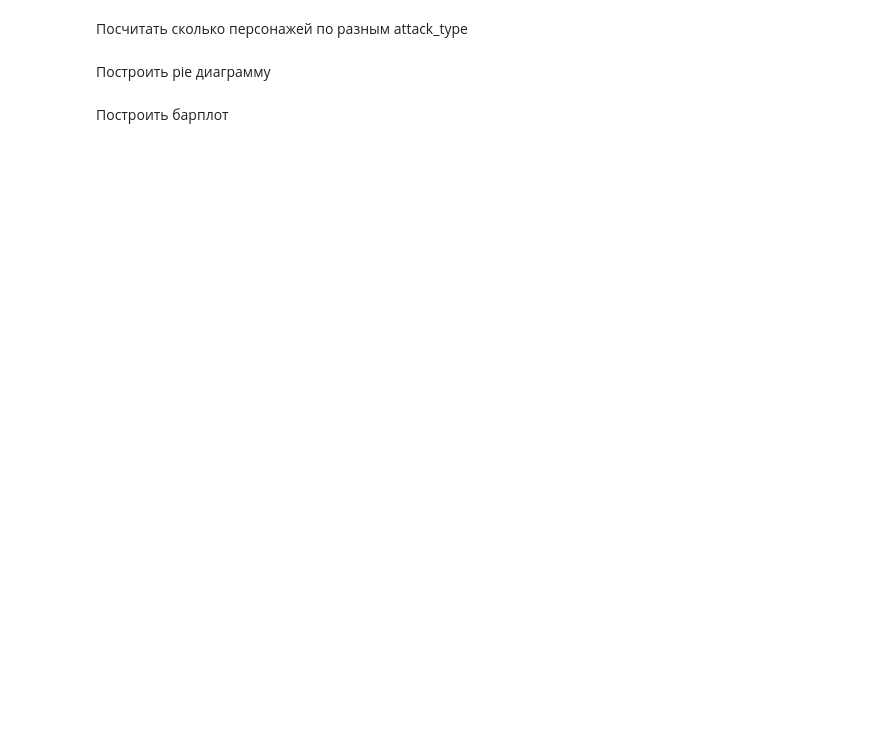
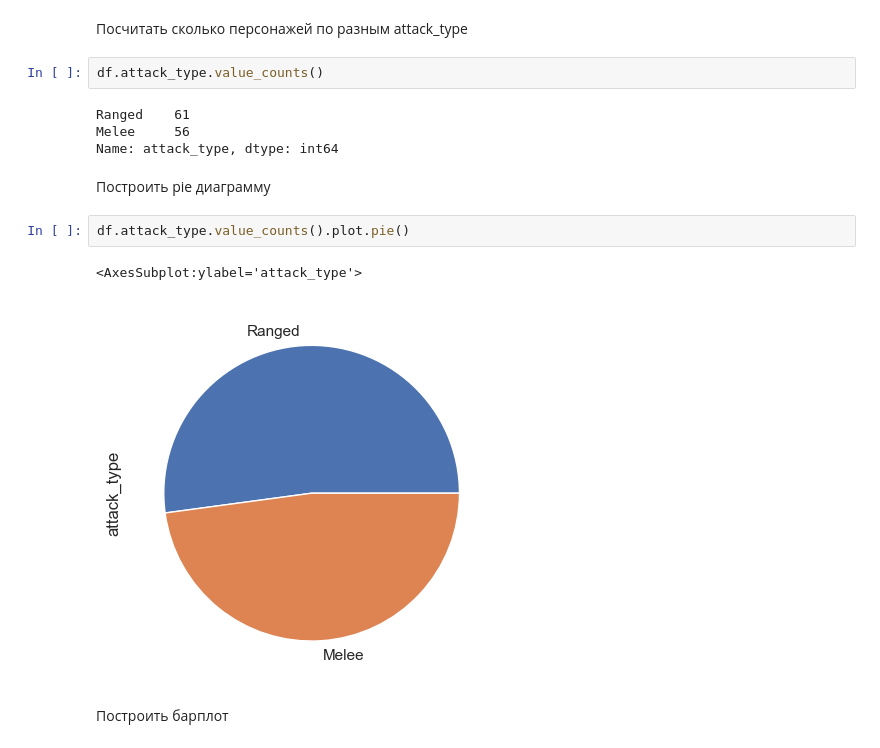
Before and after one commit to gbrs/nadyas_introductory_course, a Jupyter notebook: dota_hero.ipynb, the cells around one changed output. Cells and saved outputs as stored; diff of their text form; blank space fills up the shorter version.

Commit message:
plot diagrams

```diff
--- a/dota_hero.ipynb
+++ b/dota_hero.ipynb
@@ -66,6 +122,17 @@ df
 # %% [markdown]
 Посчитать сколько персонажей по разным attack_type
+# %%
+df.attack_type.value_counts()
+# %% [output]
+Ranged    61
+Melee     56
+Name: attack_type, dtype: int64
 # %% [markdown]
 Построить pie диаграмму
+# %%
+df.attack_type.value_counts().plot.pie()
+# %% [output]
+<AxesSubplot:ylabel='attack_type'>
+[figure, added]
 # %% [markdown]
 Построить барплот
```
Also changed, not shown: parts of 11 cells of this notebook.
